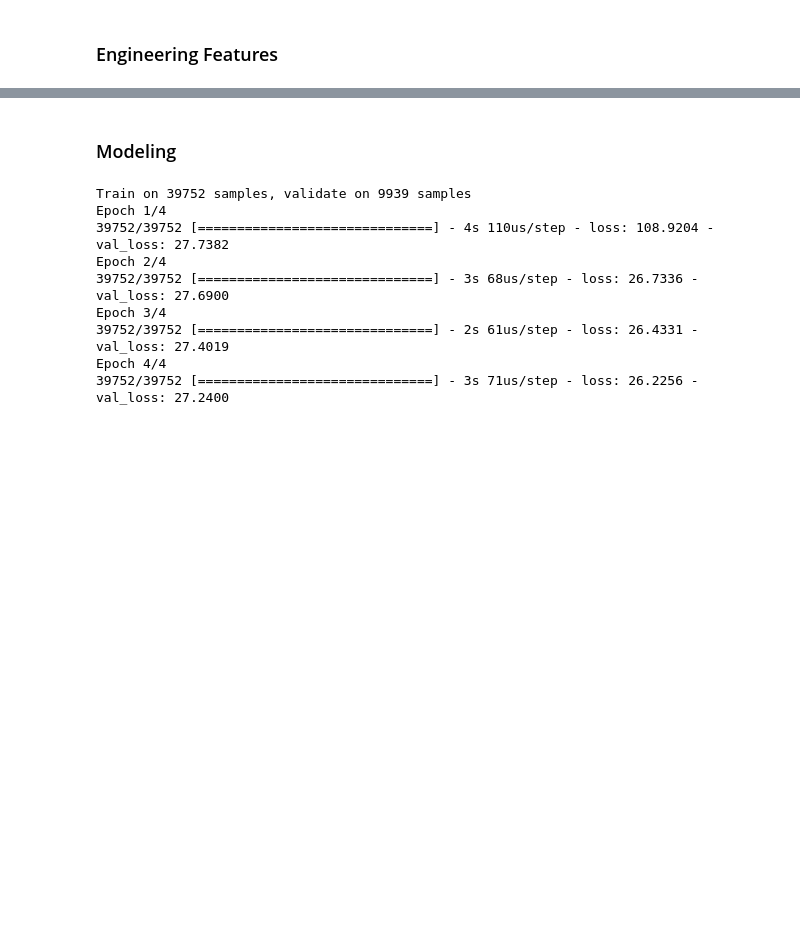
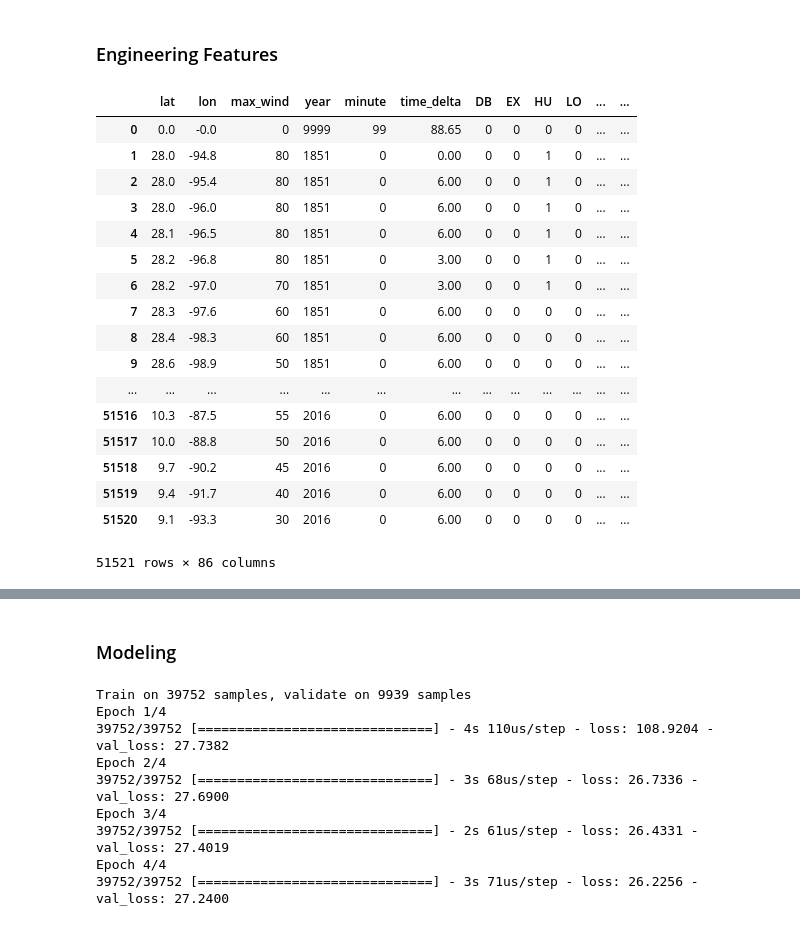
Before and after one commit to blane07/altantic-hurricane-paths, a Jupyter notebook: hurricane-path-predictor.ipynb, the cells around one changed output, grey strips where cells are left out. Saved outputs shown, nothing was run; the diff lists cells and outputs as text; code cells hidden in the pictures; blank space fills up the shorter version.

```diff
--- a/hurricane-path-predictor.ipynb
+++ b/hurricane-path-predictor.ipynb
@@ -109,18 +108,18 @@ time_delta = time_hour_decimal - np.roll(time_hour_decimal, 1)
 time_delta = [24 + x if x < 0 else x for x in time_delta]
 data.loc[:, 'time_delta'] = time_delta
 # %%
-# Created latitude and longitude rate of change features
-data.loc[:, 'lat_vel'] = (np.array(data.lat) - np.roll(np.array(data.lat), 1)) / time_delta
-# data.loc[:, 'lat_acc'] = np.round((np.array(data.lat_vel) -
-#                           np.roll(np.array(data.lat_vel), 1)) / time_delta, 8)
-data.loc[:, 'lon_vel'] = (np.array(data.lon) - np.roll(np.array(data.lon), 1)) / time_delta
-# data.loc[:, 'lon_acc'] = np.round((np.array(data.lon_vel) -
-#                           np.roll(np.array(data.lon_vel), 1)) / time_delta, 8)
-# Filter out bogus results
-data.lat_vel = data.lat_vel.apply(lambda x: 0 if abs(x) > 0.1 else x)
-# data.lat_acc = data.lat_acc.apply(lambda x: 0 if abs(x) > 3 else x)
-data.lon_vel = data.lon_vel.apply(lambda x: 0 if abs(x) > 0.1 else x)
-# data.lon_acc = data.lon_acc.apply(lambda x: 0 if abs(x) > 3 else x)
+# # Created latitude and longitude rate of change features
+# data.loc[:, 'lat_vel'] = (np.array(data.lat) - np.roll(np.array(data.lat), 1)) / time_delta
+# # data.loc[:, 'lat_acc'] = np.round((np.array(data.lat_vel) -
+# #                           np.roll(np.array(data.lat_vel), 1)) / time_delta, 8)
+# data.loc[:, 'lon_vel'] = (np.array(data.lon) - np.roll(np.array(data.lon), 1)) / time_delta
+# # data.loc[:, 'lon_acc'] = np.round((np.array(data.lon_vel) -
+# #                           np.roll(np.array(data.lon_vel), 1)) / time_delta, 8)
+# # Filter out bogus results
+# data.lat_vel = data.lat_vel.apply(lambda x: 0 if abs(x) > 0.1 else x)
+# # data.lat_acc = data.lat_acc.apply(lambda x: 0 if abs(x) > 3 else x)
+# data.lon_vel = data.lon_vel.apply(lambda x: 0 if abs(x) > 0.1 else x)
+# # data.lon_acc = data.lon_acc.apply(lambda x: 0 if abs(x) > 3 else x)
 # %%
 # Capture transitions in storm's status
 data.loc[:, 'prev_status'] = np.roll(np.array(data.status), 1)
@@ -138,3 +137,24 @@ data.drop(['status', 'prev_status', 'month', 'day', 'hour'], axis='columns', inp
 # %%
 # Correct first entry values
 data.time_delta = data.time_delta.apply(lambda x: 0 if x < 0 else x)
+# %%
+data
+# %% [output]
+|  | lat | lon | max_wind | year | minute | time_delta | DB | EX | HU | LO | ... | ... |
+| 0 | 0.0 | -0.0 | 0 | 9999 | 99 | 88.65 | 0 | 0 | 0 | 0 | ... | ... |
+| 1 | 28.0 | -94.8 | 80 | 1851 | 0 | 0.00 | 0 | 0 | 1 | 0 | ... | ... |
+| 2 | 28.0 | -95.4 | 80 | 1851 | 0 | 6.00 | 0 | 0 | 1 | 0 | ... | ... |
+| 3 | 28.0 | -96.0 | 80 | 1851 | 0 | 6.00 | 0 | 0 | 1 | 0 | ... | ... |
+| 4 | 28.1 | -96.5 | 80 | 1851 | 0 | 6.00 | 0 | 0 | 1 | 0 | ... | ... |
+| 5 | 28.2 | -96.8 | 80 | 1851 | 0 | 3.00 | 0 | 0 | 1 | 0 | ... | ... |
+| 6 | 28.2 | -97.0 | 70 | 1851 | 0 | 3.00 | 0 | 0 | 1 | 0 | ... | ... |
+| 7 | 28.3 | -97.6 | 60 | 1851 | 0 | 6.00 | 0 | 0 | 0 | 0 | ... | ... |
+| 8 | 28.4 | -98.3 | 60 | 1851 | 0 | 6.00 | 0 | 0 | 0 | 0 | ... | ... |
+| 9 | 28.6 | -98.9 | 50 | 1851 | 0 | 6.00 | 0 | 0 | 0 | 0 | ... | ... |
+| ... | ... | ... | ... | ... | ... | ... | ... | ... | ... | ... | ... | ... |
+| 51516 | 10.3 | -87.5 | 55 | 2016 | 0 | 6.00 | 0 | 0 | 0 | 0 | ... | ... |
+| 51517 | 10.0 | -88.8 | 50 | 2016 | 0 | 6.00 | 0 | 0 | 0 | 0 | ... | ... |
+| 51518 | 9.7 | -90.2 | 45 | 2016 | 0 | 6.00 | 0 | 0 | 0 | 0 | ... | ... |
+| 51519 | 9.4 | -91.7 | 40 | 2016 | 0 | 6.00 | 0 | 0 | 0 | 0 | ... | ... |
+| 51520 | 9.1 | -93.3 | 30 | 2016 | 0 | 6.00 | 0 | 0 | 0 | 0 | ... | ... |
+51521 rows × 86 columns
```
Also changed, not shown: parts of 8 cells of this notebook, 1 other file.
